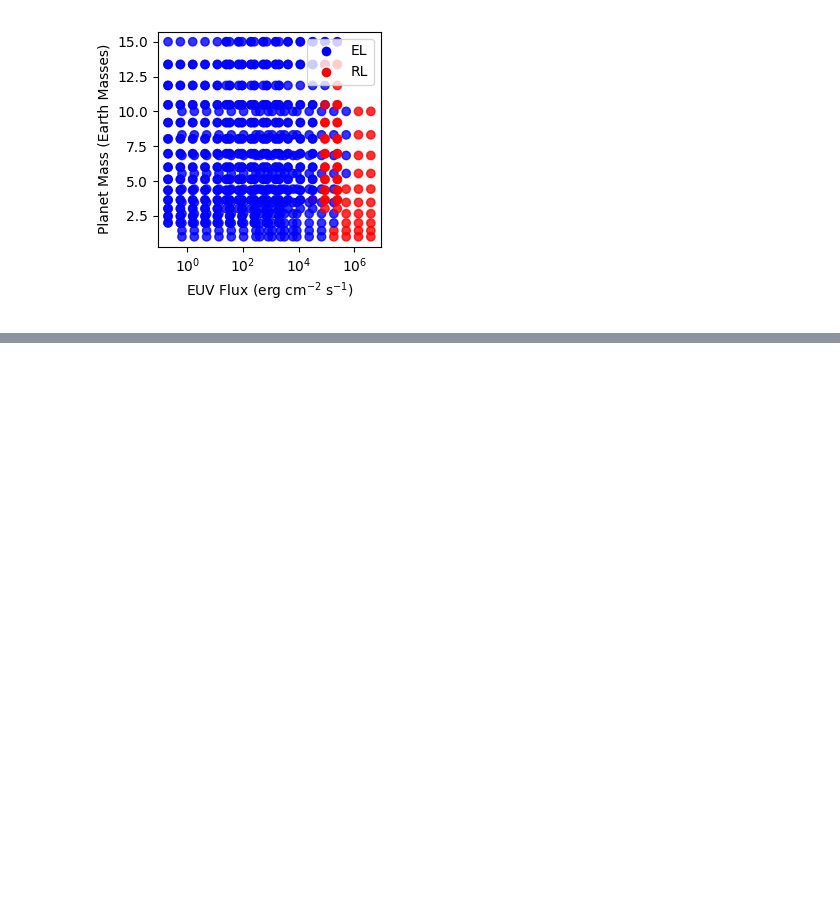
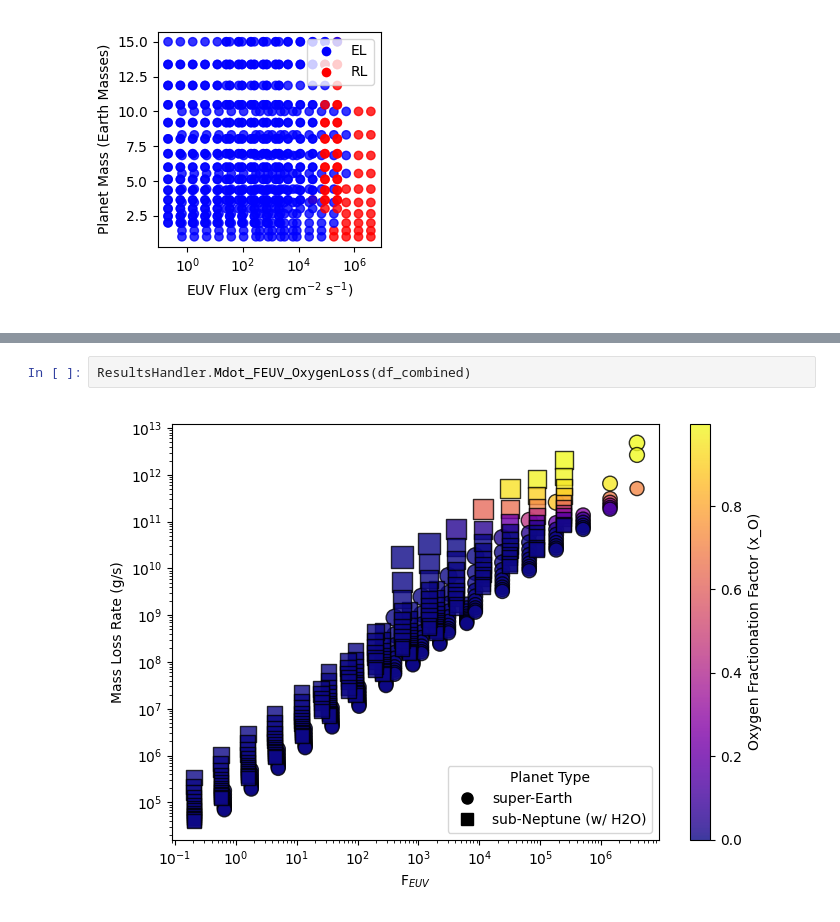
Before and after one commit to ExoInteriors/BOREAS, a Jupyter notebook: Plots.ipynb, the cells around one changed output, grey strips where cells are left out. Drawn from its saved outputs; the diff is of its cells as text; blank space fills up the shorter version.

```diff
--- a/Plots.ipynb
+++ b/Plots.ipynb
@@ -30,0 +35,4 @@ ResultsHandler.Mdot_FEUV_subplots_by_planet(df_combined)
+# %%
+ResultsHandler.Mdot_FEUV_OxygenLoss(df_combined)
+# %% [output]
+[figure, added]
```
Also changed, not shown: parts of 6 cells of this notebook, 4 other files.
